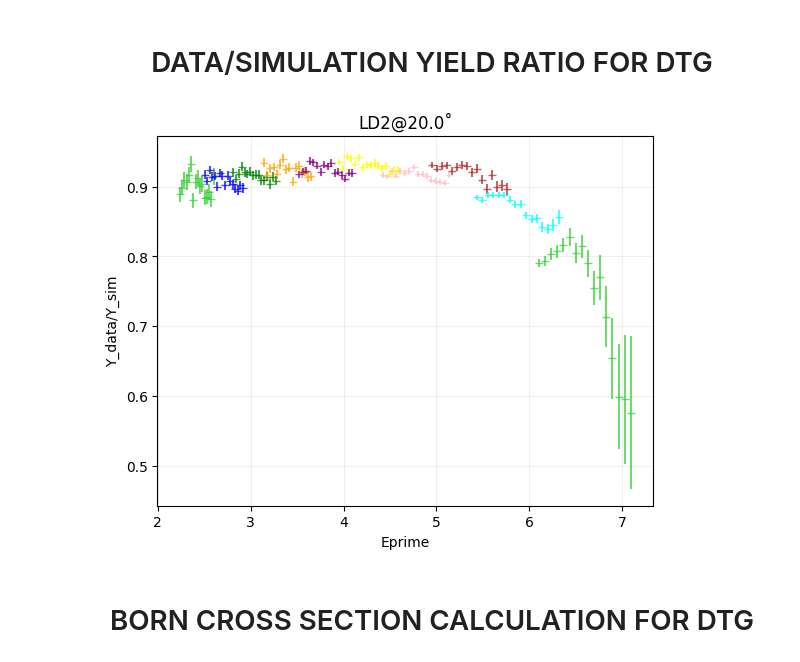
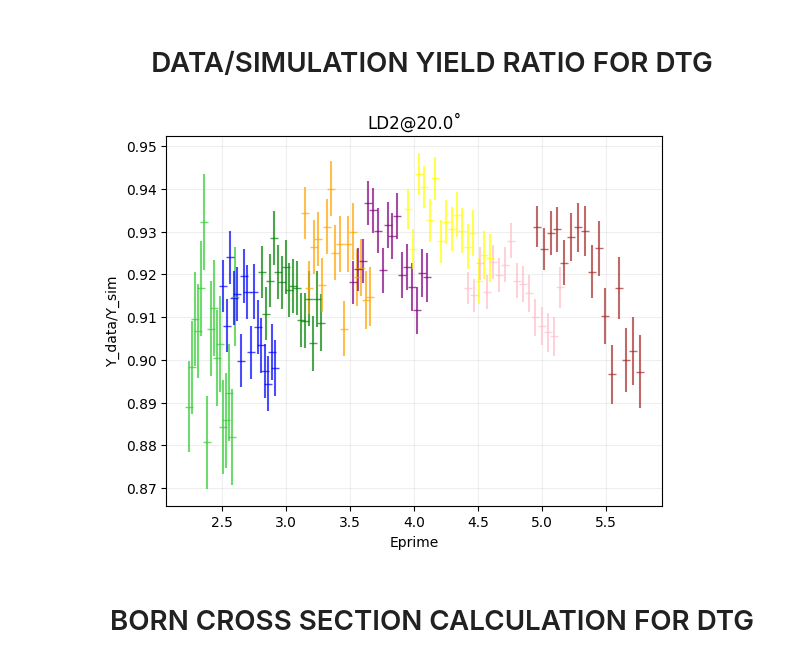
Before and after one commit to ab6361/Cross_Section, a Jupyter notebook: fixing_xsec.ipynb, the cells around one changed output. Saved outputs shown, nothing was run; the diff lists cells and outputs as text; code cells hidden in the pictures.

```diff
--- a/fixing_xsec.ipynb
+++ b/fixing_xsec.ipynb
@@ -1157,36 +1175,36 @@ ratio_eprime_5p878_dtg = subtracted_bin_contents_5p878_dtg / bin_counts_eprime_5
 ratio_eprime_6p6_dtg = subtracted_bin_contents_6p6_dtg / bin_counts_eprime_6p6_dtg
 
 # Add errors in quadrature
 ratio_errors_2p42_dtg = ratio_eprime_2p42_dtg * np.sqrt((subtracted_bin_errors_2p42_dtg / subtracted_bin_contents_2p42_dtg)**2 + (bin_errors_eprime_2p42_dtg / bin_counts_eprime_2p42_dtg)**2)
 ratio_errors_2p71_dtg = ratio_eprime_2p71_dtg * np.sqrt((subtracted_bin_errors_2p71_dtg / subtracted_bin_contents_2p71_dtg)**2 + (bin_errors_eprime_2p71_dtg / bin_counts_eprime_2p71_dtg)**2)
 ratio_errors_3p04_dtg = ratio_eprime_3p04_dtg * np.sqrt((subtracted_bin_errors_3p04_dtg / subtracted_bin_contents_3p04_dtg)**2 + (bin_errors_eprime_3p04_dtg / bin_counts_eprime_3p04_dtg)**2)
 ratio_errors_3p4_dtg = ratio_eprime_3p4_dtg * np.sqrt((subtracted_bin_errors_3p4_dtg / subtracted_bin_contents_3p4_dtg)**2 + (bin_errors_eprime_3p4_dtg / bin_counts_eprime_3p4_dtg)**2)
 ratio_errors_3p81_dtg = ratio_eprime_3p81_dtg * np.sqrt((subtracted_bin_errors_3p81_dtg / subtracted_bin_contents_3p81_dtg)**2 + (bin_errors_eprime_3p81_dtg / bin_counts_eprime_3p81_dtg)**2)
 ratio_errors_4p27_dtg = ratio_eprime_4p27_dtg * np.sqrt((subtracted_bin_errors_4p27_dtg / subtracted_bin_contents_4p27_dtg)**2 + (bin_errors_eprime_4p27_dtg / bin_counts_eprime_4p27_dtg)**2)
 ratio_errors_4p78_dtg = ratio_eprime_4p78_dtg * np.sqrt((subtracted_bin_errors_4p78_dtg / subtracted_bin_contents_4p78_dtg)**2 + (bin_errors_eprime_4p78_dtg / bin_counts_eprime_4p78_dtg)**2)
 ratio_errors_5p36_dtg = ratio_eprime_5p36_dtg * np.sqrt((subtracted_bin_errors_5p36_dtg / subtracted_bin_contents_5p36_dtg)**2 + (bin_errors_eprime_5p36_dtg / bin_counts_eprime_5p36_dtg)**2)
 ratio_errors_5p878_dtg = ratio_eprime_5p878_dtg * np.sqrt((subtracted_bin_errors_5p878_dtg / subtracted_bin_contents_5p878_dtg)**2 + (bin_errors_eprime_5p878_dtg / bin_counts_eprime_5p878_dtg)**2)
 ratio_errors_6p6_dtg = ratio_eprime_6p6_dtg * np.sqrt((subtracted_bin_errors_6p6_dtg / subtracted_bin_contents_6p6_dtg)**2 + (bin_errors_eprime_6p6_dtg / bin_counts_eprime_6p6_dtg)**2)
 
 fig5, ax5 = plt.subplots()
 ax5.errorbar(binned_eprime_bin_centers_2p42, ratio_eprime_2p42_dtg, yerr = ratio_errors_2p42_dtg, fmt = '_', alpha = 0.7, color = 'limegreen', label = '2.42 GeV')
 ax5.errorbar(binned_eprime_bin_centers_2p71, ratio_eprime_2p71_dtg, yerr = ratio_errors_2p71_dtg, fmt = '_', alpha = 0.7, color = 'blue', label = '2.71 GeV')
 ax5.errorbar(binned_eprime_bin_centers_3p04, ratio_eprime_3p04_dtg, yerr = ratio_errors_3p04_dtg, fmt = '_', alpha = 0.7, color = 'green', label = '3.04 GeV')
 ax5.errorbar(binned_eprime_bin_centers_3p4, ratio_eprime_3p4_dtg, yerr = ratio_errors_3p4_dtg, fmt = '_', alpha = 0.7, color = 'orange', label = '3.4 GeV')
 ax5.errorbar(binned_eprime_bin_centers_3p81, ratio_eprime_3p81_dtg, yerr = ratio_errors_3p81_dtg, fmt = '_', alpha = 0.7, color = 'purple', label = '3.81 GeV')
 ax5.errorbar(binned_eprime_bin_centers_4p27, ratio_eprime_4p27_dtg, yerr = ratio_errors_4p27_dtg, fmt = '_', alpha = 0.7, color = 'yellow', label = '4.27 GeV')
 ax5.errorbar(binned_eprime_bin_centers_4p78, ratio_eprime_4p78_dtg, yerr = ratio_errors_4p78_dtg, fmt = '_', alpha = 0.7, color = 'pink', label = '4.78 GeV')
 ax5.errorbar(binned_eprime_bin_centers_5p36, ratio_eprime_5p36_dtg, yerr = ratio_errors_5p36_dtg, fmt = '_', alpha = 0.7, color = 'brown', label = '5.36 GeV')
-ax5.errorbar(binned_eprime_bin_centers_5p878, ratio_eprime_5p878_dtg, yerr = ratio_errors_5p878_dtg, fmt = '_', alpha = 0.7, color = 'cyan', label = '5.878 GeV')
-ax5.errorbar(binned_eprime_bin_centers_6p6, ratio_eprime_6p6_dtg, yerr = ratio_errors_6p6_dtg, fmt = '_', alpha = 0.7, color = 'limegreen', label = '6.6 GeV')
+# ax5.errorbar(binned_eprime_bin_centers_5p878, ratio_eprime_5p878_dtg, yerr = ratio_errors_5p878_dtg, fmt = '_', alpha = 0.7, color = 'cyan', label = '5.878 GeV')
+# ax5.errorbar(binned_eprime_bin_centers_6p6, ratio_eprime_6p6_dtg, yerr = ratio_errors_6p6_dtg, fmt = '_', alpha = 0.7, color = 'limegreen', label = '6.6 GeV')
 ax5.set_xlabel('Eprime')
 ax5.set_ylabel('Y_data/Y_sim')
 ax5.set_title(f'{dtg}@{dang}˚')
 # ax5.set_ylim(0.9, 1.1)
 ax5.grid(alpha = 0.2)
 # fig5.savefig(f'{folder}/ratio_eprime_{dtg}_{dang}_{start_time:.0f}.pdf')
 # %% [output]
-[figure, old version]
+[figure, new version]
 # %% [markdown]
 <h1 align="center">BORN CROSS SECTION CALCULATION FOR DTG</h1>
 # %%
```
Also changed, not shown: parts of 9 cells of this notebook, 4 other files.
